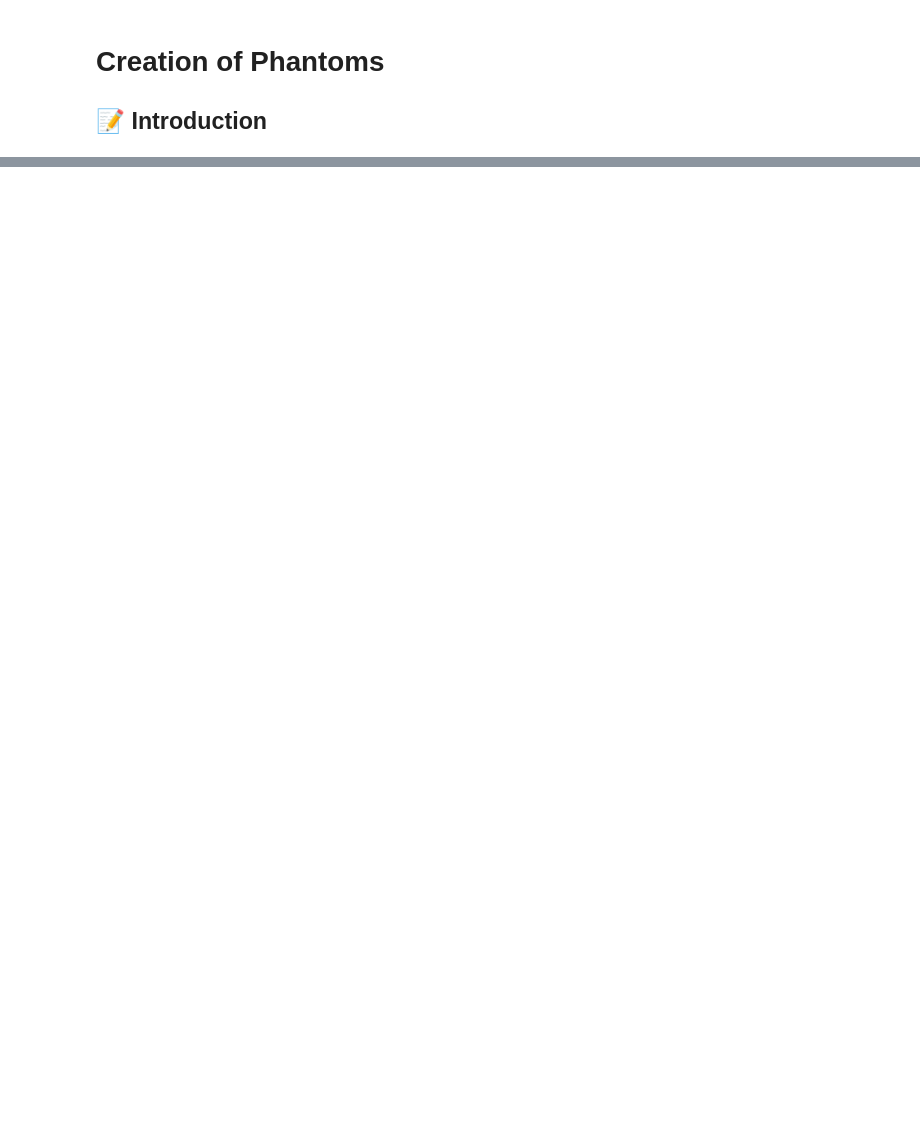
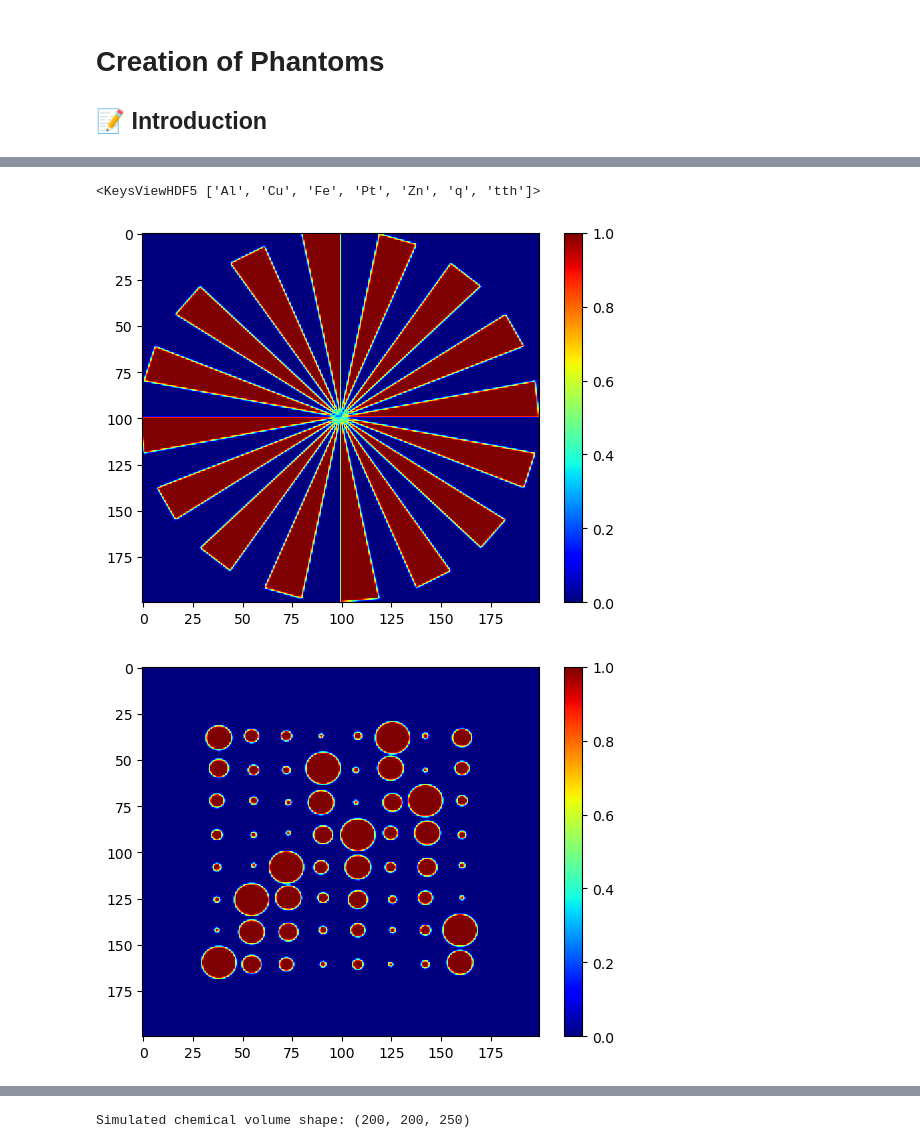
Before and after one commit to antonyvam/nDTomo, a Jupyter notebook: docs/source/notebooks/tutorial_phantoms.ipynb, the cells around one changed output, grey strips where cells are left out. Drawn from its saved outputs; the diff is of its cells as text; code cells hidden in the pictures; blank space fills up the shorter version.

```diff
--- a/docs/source/notebooks/tutorial_phantoms.ipynb
+++ b/docs/source/notebooks/tutorial_phantoms.ipynb
@@ -121,14 +120,21 @@ from nDTomo.methods.plots import showim
 # %%
 # Image size
 npix = 200
 
 # Create 5 distinct phantom images (with non-overlapping shapes)
 imAl, imCu, imFe, imPt, imZn = nDTomophantom_2D(npix, nim='Multiple')
 iml = [imAl, imCu, imFe, imPt, imZn]
 
+# Load synthetic example patterns and associated axes
+dpAl, dpCu, dpFe, dpPt, dpZn, tth, q = load_example_patterns()
+spectra = [dpAl, dpCu, dpFe, dpPt, dpZn]
 
 showim(imAl, 2)
 showim(imCu, 3)
 showim(imFe, 4)
 showim(imPt, 5)
 showim(imZn, 6)
+# %% [output]
+<KeysViewHDF5 ['Al', 'Cu', 'Fe', 'Pt', 'Zn', 'q', 'tth']>
+[figure, added]
+[figure, added]
@@ -137,6 +146,8 @@ from nDTomo.sim.phantoms import nDTomophantom_3D
 
 chemct = nDTomophantom_3D(npix, use_spectra='Yes', spectra=spectra, imgs=iml, indices='All', norm='No')
 print('Simulated chemical volume shape:', chemct.shape)
+# %% [output]
+Simulated chemical volume shape: (200, 200, 250)
 # %%
 from nDTomo.methods.hyperexpl import chemimexplorer
 
```
Also changed, not shown: parts of 10 cells of this notebook.
